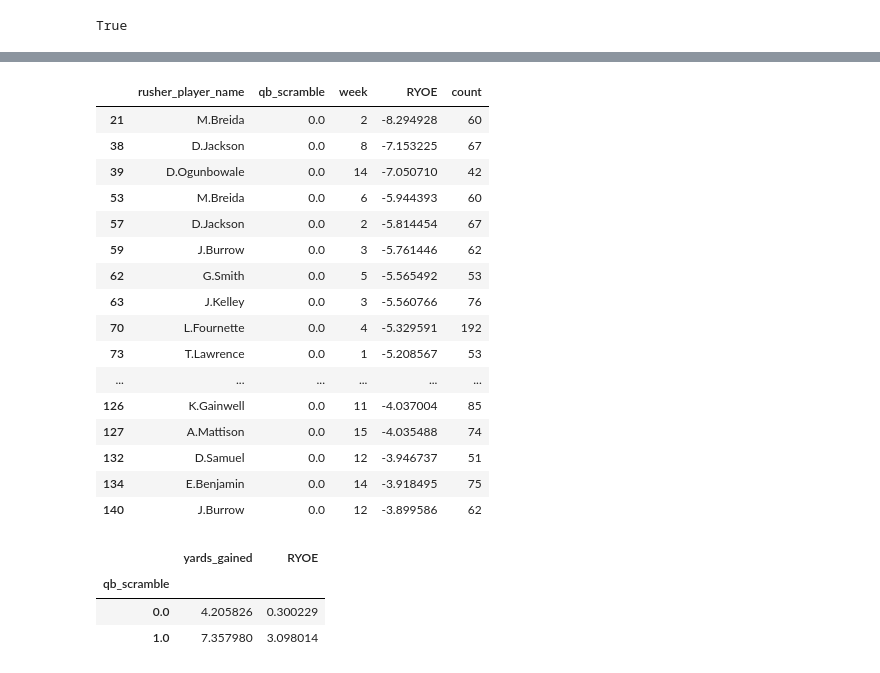
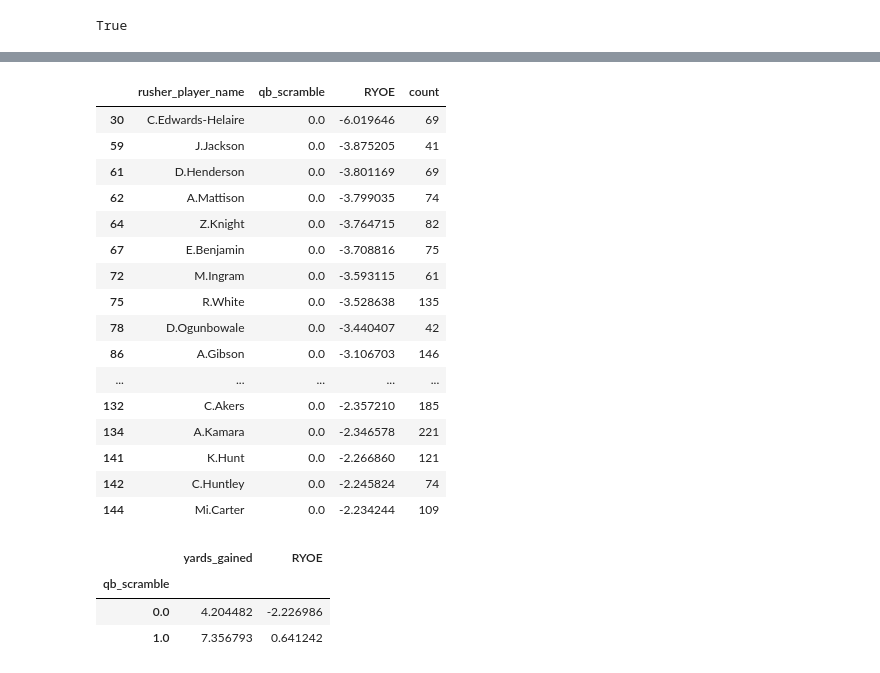
Before and after one commit to sharedw/NFL_sim, a Jupyter notebook: notebooks/train_models/rush_yard_model.ipynb, the cells around one changed output, grey strips where cells are left out. Cells and saved outputs as stored; diff of their text form; code cells hidden in the pictures.

```diff
--- a/notebooks/train_models/rush_yard_model.ipynb
+++ b/notebooks/train_models/rush_yard_model.ipynb
@@ -58,7 +58,9 @@ game_context_cols = [
 	'total_line',
 ]
 
-x_cols = game_context_cols #+ ['is_first_down', 'is_second_down', 'is_third_down','is_fourth_down', 'touchdown', 'short_to_first'] # + rusher_stat_cols + ['run_gap_encoded'] + rusher_stat_cols + team_stat_cols + opp_stat_cols
+adv_cols = ['stuffed','mediocre', 'explosive', 'huge_play', 'first_down', 'short_first', 'epa', 'yards_gained']
+
+x_cols = game_context_cols + adv_cols #+ ['is_first_down', 'is_second_down', 'is_third_down','is_fourth_down', 'touchdown', 'short_to_first'] # + rusher_stat_cols + ['run_gap_encoded'] + rusher_stat_cols + team_stat_cols + opp_stat_cols
 # %%
 rushes = Quack.query(f"""
 select pbp.desc,pbp.game_id, pbp.yards_gained,pbp.yards_gained + 40 as yards_shifted,
@@ -69,16 +71,20 @@ select pbp.desc,pbp.game_id, pbp.yards_gained,pbp.yards_gained + 40 as yards_shi
 	pbp.first_down, pbp.touchdown
     ,rusher_player_name
     ,rusher_id,
-                     season,
-					 week,
+                     pbp.season,
+					 pbp.week,
                      fantasy_player_name,
                      qb_scramble,
 	case when pbp.ydstogo < 3 then 1 else 0 end as short_to_first,
+	adv.*,
 	{Quack.select_columns(game_context_cols, alias='pbp', coalesce=True)},
 	--{Quack.select_columns(team_stat_cols, alias='t', coalesce=True)},
 	--{Quack.select_columns(opp_stat_cols, alias='o', coalesce=True)},
 	--{Quack.select_columns(rusher_stat_cols, alias='r', coalesce=True)}
 	from pbp
+	join rusher_adv as adv on pbp.rusher_player_id = adv.gsis_id
+	and pbp.season = adv.season
+	and pbp.week = adv.week
 	--join team_feats as t
 	--on pbp.posteam = t.team
 	--and pbp.game_id = t.game_id
@@ -96,10 +102,7 @@ select pbp.desc,pbp.game_id, pbp.yards_gained,pbp.yards_gained + 40 as yards_shi
 	and pbp.fumble = 0
 """)
 
-
-X = rushes[x_cols]
-y = rushes['yards_shifted']
-X_tensor = torch.tensor(X.values, dtype=torch.float32)
-y_tensor = torch.tensor(y.values, dtype=torch.long)
-#X_td = rushes.loc[rushes.touchdown==1][x_cols].copy().reset_index(drop=True)
-#y_td = rushes.loc[rushes.touchdown==1]['yards_shifted'].copy().reset_index(drop=True)
+rushes2 = rushes.copy()
+mask = rushes.yards_gained < (rushes.yardline_100 - 10)
+rushes2.loc[mask, 'yards_shifted'] += np.random.randint(-2,3, size=mask.sum())
+print(len(rushes2))
@@ -106,3 +131,11 @@ y_tensor = torch.tensor(y.values, dtype=torch.long)
+# %%
+data = pd.concat((rushes, rushes2))
+X = data[x_cols]
+y = data['yards_shifted']
+X_tensor = torch.tensor(X.values, dtype=torch.float32)
+y_tensor = torch.tensor(y.values, dtype=torch.long)
+#X_td = rushes.loc[rushes.touchdown==1][x_cols].copy().reset_index(drop=True)
+#y_td = rushes.loc[rushes.touchdown==1]['yards_shifted'].copy().reset_index(drop=True)
 # %%
 def train_model(X, y, n_in, n_out,n_hidden=50, epochs=20, batch_size=128, model=None):
 	device = torch.device('cuda' if torch.cuda.is_available() else 'cpu')
@@ -269,7 +296,7 @@ def sample_model_yardline(yard, down):
 	print(f'number of datapoints: {len(inp)}')
 	return probs
 
-yard = 12
+yard = 25
 down = 2
 probs = sample_model_yardline(yard, down)
 plt.bar(range(-40, 100), probs, width=1, alpha=0.5, align="edge", label="model", color='r')
@@ -349,33 +376,33 @@ rushes
 # %%
 rushes['RYOE'] = rushes['yards_gained'] - rushes['pred']
 # %%
-ex = rushes.loc[rushes.season ==2022].groupby(['rusher_player_name', 'qb_scramble', 'week'])['RYOE'].mean().reset_index().sort_values(by='RYOE')
+ex = rushes.loc[rushes.season ==2022].groupby(['rusher_player_name', 'qb_scramble'])['RYOE'].mean().reset_index().sort_values(by='RYOE')
 cnt = rushes.loc[rushes.season == 2022]['rusher_player_name'].value_counts().reset_index()
 ex = ex.merge(cnt)
 ex.loc[(ex['count'] > 40) & (ex.qb_scramble == 0)].sort_values(by='RYOE').head(30)
 # %% [output]
-|  | rusher_player_name | qb_scramble | week | RYOE | count |
-| 21 | M.Breida | 0.0 | 2 | -8.294928 | 60 |
-| 38 | D.Jackson | 0.0 | 8 | -7.153225 | 67 |
-| 39 | D.Ogunbowale | 0.0 | 14 | -7.050710 | 42 |
-| 53 | M.Breida | 0.0 | 6 | -5.944393 | 60 |
-| 57 | D.Jackson | 0.0 | 2 | -5.814454 | 67 |
-| 59 | J.Burrow | 0.0 | 3 | -5.761446 | 62 |
-| 62 | G.Smith | 0.0 | 5 | -5.565492 | 53 |
-| 63 | J.Kelley | 0.0 | 3 | -5.560766 | 76 |
-| 70 | L.Fournette | 0.0 | 4 | -5.329591 | 192 |
-| 73 | T.Lawrence | 0.0 | 1 | -5.208567 | 53 |
-| ... | ... | ... | ... | ... | ... |
-| 126 | K.Gainwell | 0.0 | 11 | -4.037004 | 85 |
-| 127 | A.Mattison | 0.0 | 15 | -4.035488 | 74 |
-| 132 | D.Samuel | 0.0 | 12 | -3.946737 | 51 |
-| 134 | E.Benjamin | 0.0 | 14 | -3.918495 | 75 |
-| 140 | J.Burrow | 0.0 | 12 | -3.899586 | 62 |
+|  | rusher_player_name | qb_scramble | RYOE | count |
+| 30 | C.Edwards-Helaire | 0.0 | -6.019646 | 69 |
+| 59 | J.Jackson | 0.0 | -3.875205 | 41 |
+| 61 | D.Henderson | 0.0 | -3.801169 | 69 |
+| 62 | A.Mattison | 0.0 | -3.799035 | 74 |
+| 64 | Z.Knight | 0.0 | -3.764715 | 82 |
+| 67 | E.Benjamin | 0.0 | -3.708816 | 75 |
+| 72 | M.Ingram | 0.0 | -3.593115 | 61 |
+| 75 | R.White | 0.0 | -3.528638 | 135 |
+| 78 | D.Ogunbowale | 0.0 | -3.440407 | 42 |
+| 86 | A.Gibson | 0.0 | -3.106703 | 146 |
+| ... | ... | ... | ... | ... |
+| 132 | C.Akers | 0.0 | -2.357210 | 185 |
+| 134 | A.Kamara | 0.0 | -2.346578 | 221 |
+| 141 | K.Hunt | 0.0 | -2.266860 | 121 |
+| 142 | C.Huntley | 0.0 | -2.245824 | 74 |
+| 144 | Mi.Carter | 0.0 | -2.234244 | 109 |
 # %%
 rushes.groupby(['qb_scramble'])[['yards_gained', 'RYOE']].mean()
 # %% [output]
 |  | yards_gained | RYOE |
 | qb_scramble |  |  |
-| 0.0 | 4.205826 | 0.300229 |
-| 1.0 | 7.357980 | 3.098014 |
+| 0.0 | 4.204482 | -2.226986 |
+| 1.0 | 7.356793 | 0.641242 |
 # %%
```
Also changed, not shown: parts of 11 cells of this notebook, 7 other files.
